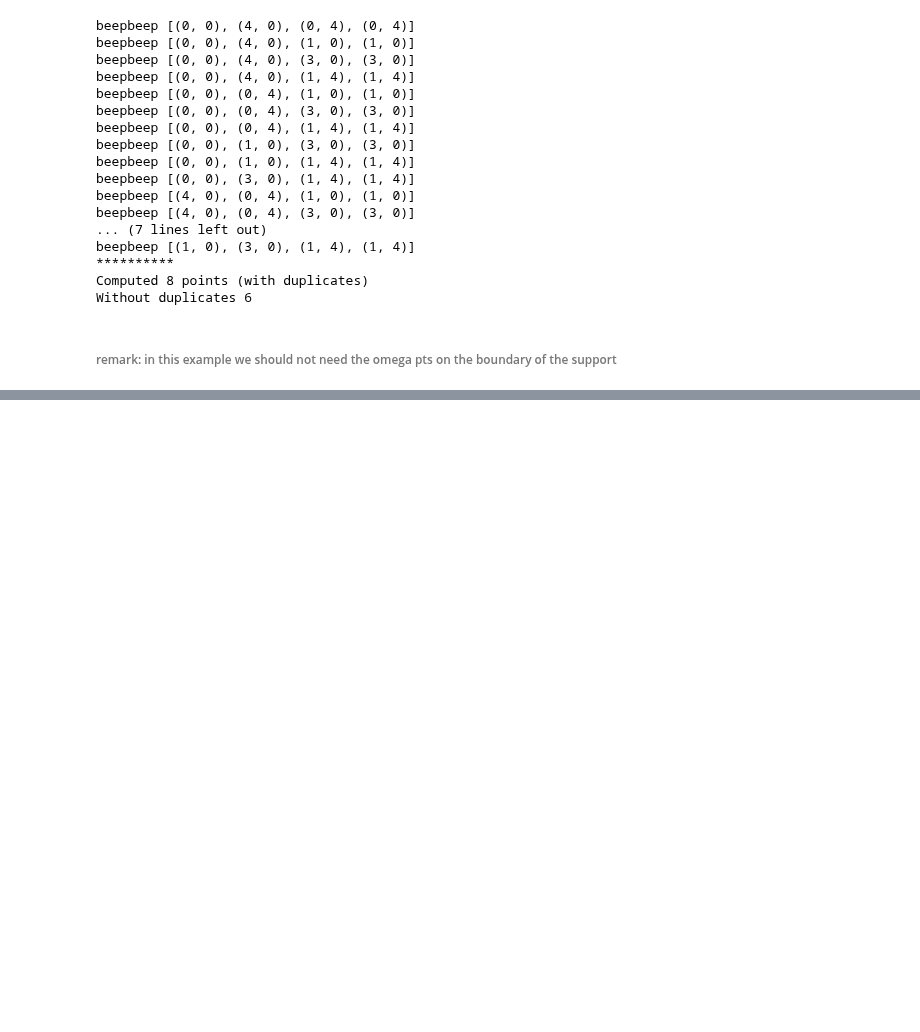
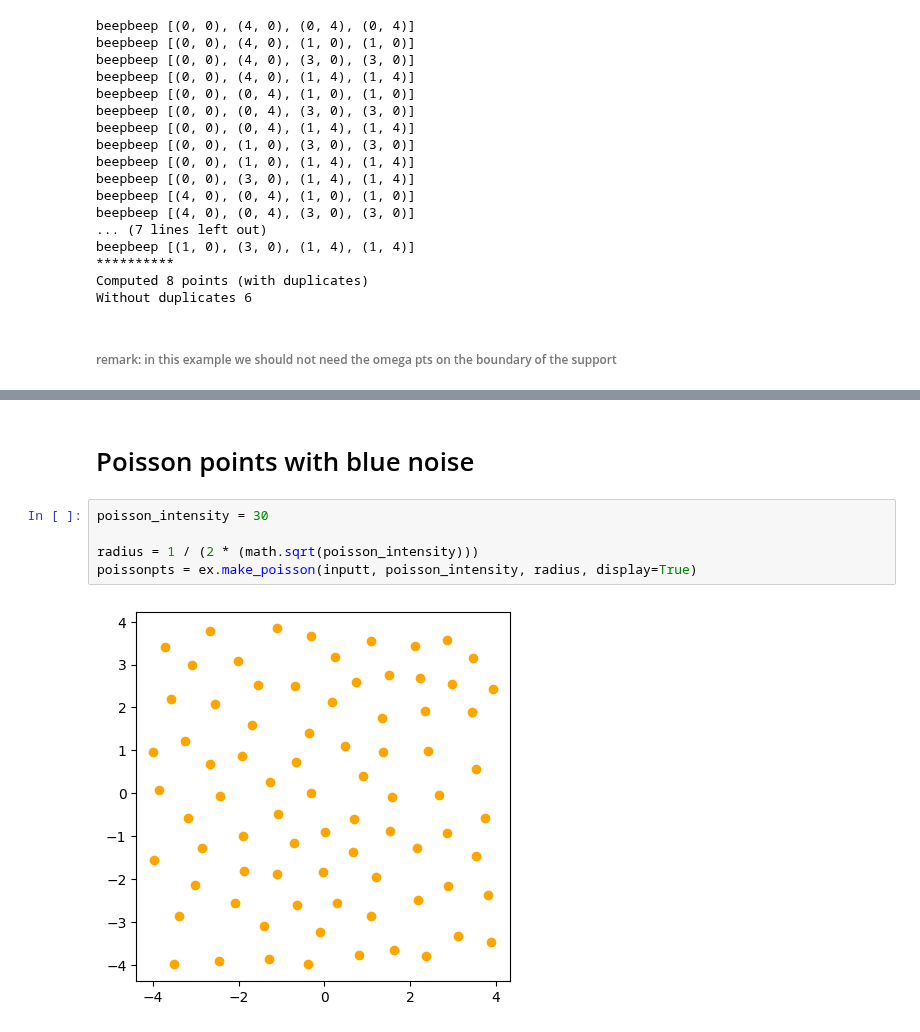
Before and after one commit to asilata/matching-distance-code, a Jupyter notebook: Notebooks/Main.ipynb, the cells around one changed output, grey strips where cells are left out. Cells and saved outputs as stored; diff of their text form; blank space fills up the shorter version.

Commit message:
Added blue noise poisson pt process

```diff
--- a/Notebooks/Main.ipynb
+++ b/Notebooks/Main.ipynb
@@ -238,0 +230,9 @@ Without duplicates 6
+# %% [markdown]
+# Poisson points with blue noise
+# %%
+poisson_intensity = 30
+
+radius = 1 / (2 * (math.sqrt(poisson_intensity)))
+poissonpts = ex.make_poisson(inputt, poisson_intensity, radius, display=True)
+# %% [output]
+[figure, added]
```
Also changed, not shown: parts of 7 cells of this notebook, 3 other files.
